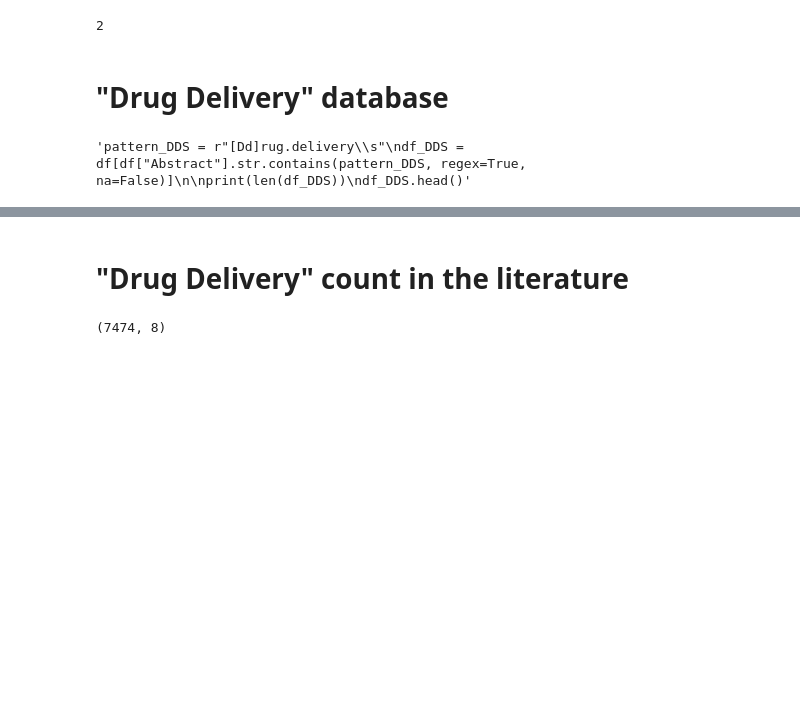
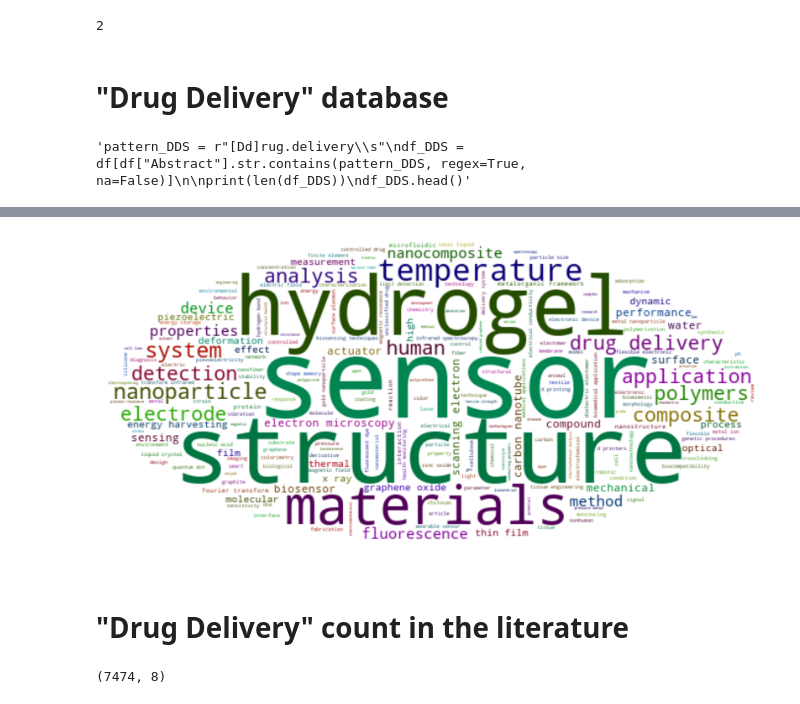
Before and after one commit to mohsafaei/Literature-Analysis, a Jupyter notebook: Literature-Analysis.ipynb, the cells around one changed output, grey strips where cells are left out. Drawn from its saved outputs; the diff is of its cells as text; code cells hidden in the pictures; blank space fills up the shorter version.

```diff
--- a/Literature-Analysis.ipynb
+++ b/Literature-Analysis.ipynb
@@ -213,3 +208,74 @@ plt.show()
+# %%
+# ============================================
+# Generate a masked word cloud with custom colors
+# ============================================
+
+# Define a custom color function for the word cloud
+# This function assigns each word a random color in HSL format
+# with strong saturation and relatively dark lightness for contrast.
+def random_hsl_color(word, font_size, position, orientation, random_state=None, **kwargs):
+    hue = np.random.randint(0, 360)          # Random hue for color diversity
+    saturation = 100                         # Full saturation for vivid colors
+    lightness = np.random.randint(15, 35)    # Dark-to-mid lightness for readability
+    return f"hsl({hue}, {saturation}%, {lightness}%)"
+
+
+# --------------------------------------------
+# Load mask image
+# --------------------------------------------
+# Read the background image as bytes and convert it to a NumPy array
+# so it can be used as a mask for the word cloud.
+with open('background.png', 'rb') as f:
+    image_bytes = f.read()
+
+mask_image = Image.open(BytesIO(image_bytes))
+wc_mask = np.array(mask_image)
+
+
+# --------------------------------------------
+# Create the word cloud
+# --------------------------------------------
+# Generate the word cloud using the input text and the custom mask.
+wordcloud = WordCloud(
+    width=800,
+    height=400,
+    max_words=1000,
+    background_color='white',
+    margin=2,
+    mask=wc_mask
+).generate(text)
+
+
+# Apply custom recoloring
+wordcloud.recolor(color_func=random_hsl_color)
+
+
+# --------------------------------------------
+# Display the word cloud
+# --------------------------------------------
+fig1, ax1 = plt.subplots(num='Word Cloud', figsize=(7.0, 3.0))
+
+ax1.imshow(wordcloud, interpolation='bilinear')
+ax1.axis('off')  # Hide axes for a cleaner visualization
+
+fig1.tight_layout()
+
+
+# --------------------------------------------
+# Save the output figure
+# --------------------------------------------
+# Save as a high-resolution JPG image.
+fig1.savefig(
+    'DDS_WordCloud.jpg',   # Optional: Save as PDF for vector-quality output
+    dpi=600,
+    bbox_inches='tight',
+    pad_inches=0.1,
+    transparent=True
+)
+
+plt.show()
+# %% [output]
+[figure, added]
 # %% [markdown]
 # "Drug Delivery" count in the literature
 # %%
```
Also changed, not shown: parts of 18 cells of this notebook, 3 other files.
